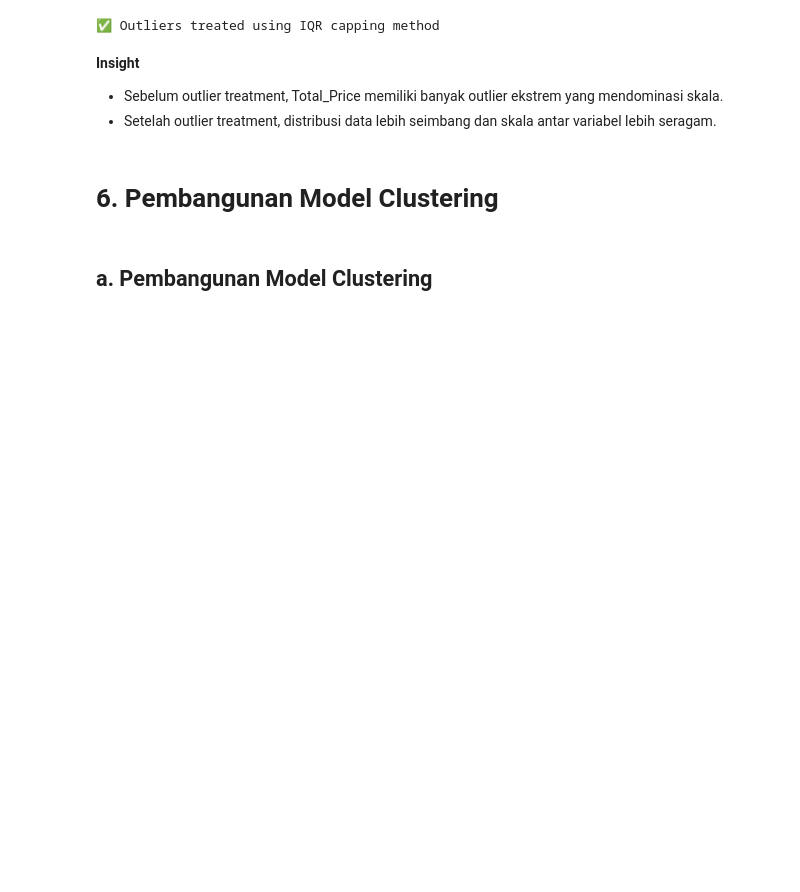
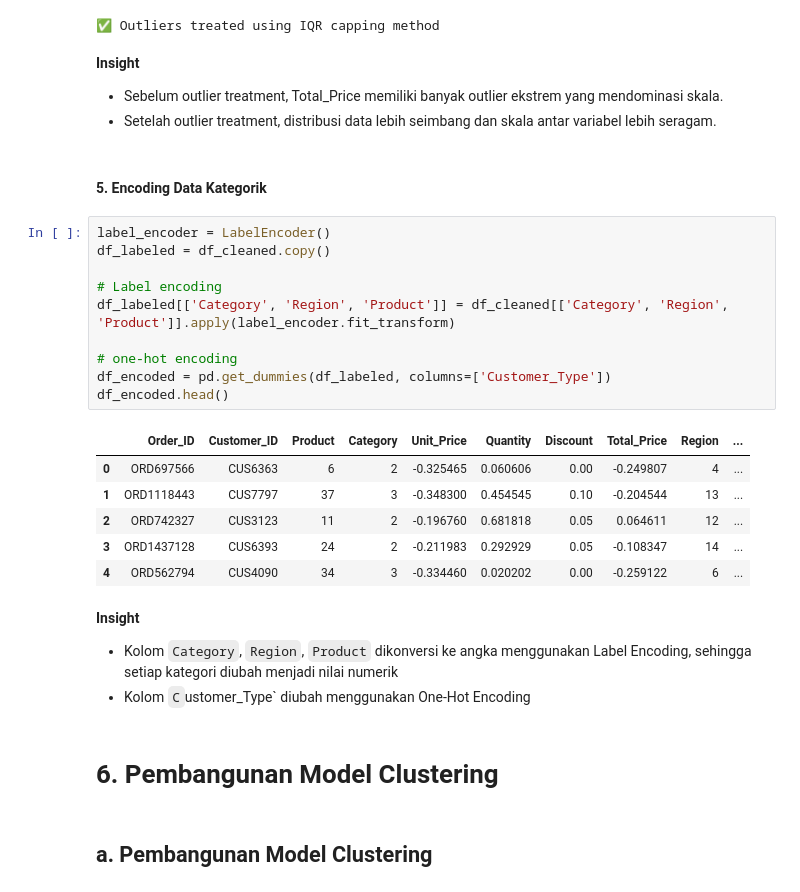
Before and after one commit to echaan/Beverage-Sales-ML, a Jupyter notebook: [Clustering]_Submission_Akhir_BMLP_M. Eric Chaniago.ipynb, the cells around one changed output. Saved outputs shown, nothing was run; the diff lists cells and outputs as text; blank space fills up the shorter version.

Commit message:
Data Preprocessing in Clustering Process Update 1

```diff
--- a/[Clustering]_Submission_Akhir_BMLP_M. Eric Chaniago.ipynb
+++ b/[Clustering]_Submission_Akhir_BMLP_M. Eric Chaniago.ipynb
@@ -507,6 +507,29 @@ print("✅ Outliers treated using IQR capping method")
 **Insight**
 - Sebelum outlier treatment, Total_Price memiliki banyak outlier ekstrem yang mendominasi skala.
 - Setelah outlier treatment, distribusi data lebih seimbang dan skala antar variabel lebih seragam.
+# %% [markdown]
+#### **5. Encoding Data Kategorik**
+# %%
+label_encoder = LabelEncoder()
+df_labeled = df_cleaned.copy()
+
+# Label encoding
+df_labeled[['Category', 'Region', 'Product']] = df_cleaned[['Category', 'Region', 'Product']].apply(label_encoder.fit_transform)
+
+# one-hot encoding
+df_encoded = pd.get_dummies(df_labeled, columns=['Customer_Type'])
+df_encoded.head()
+# %% [output]
+|  | Order_ID | Customer_ID | Product | Category | Unit_Price | Quantity | Discount | Total_Price | Region | ... |
+| 0 | ORD697566 | CUS6363 | 6 | 2 | -0.325465 | 0.060606 | 0.00 | -0.249807 | 4 | ... |
+| 1 | ORD1118443 | CUS7797 | 37 | 3 | -0.348300 | 0.454545 | 0.10 | -0.204544 | 13 | ... |
+| 2 | ORD742327 | CUS3123 | 11 | 2 | -0.196760 | 0.681818 | 0.05 | 0.064611 | 12 | ... |
+| 3 | ORD1437128 | CUS6393 | 24 | 2 | -0.211983 | 0.292929 | 0.05 | -0.108347 | 14 | ... |
+| 4 | ORD562794 | CUS4090 | 34 | 3 | -0.334460 | 0.020202 | 0.00 | -0.259122 | 6 | ... |
+# %% [markdown]
+**Insight**
+- Kolom `Category`, `Region`, `Product` dikonversi ke angka menggunakan Label Encoding, sehingga setiap kategori diubah menjadi nilai numerik
+- Kolom `C`ustomer_Type` diubah menggunakan One-Hot Encoding
 # %% [markdown]
 # **6. Pembangunan Model Clustering**
 # %% [markdown]
```
Also changed, not shown: parts of 1 cell of this notebook.
